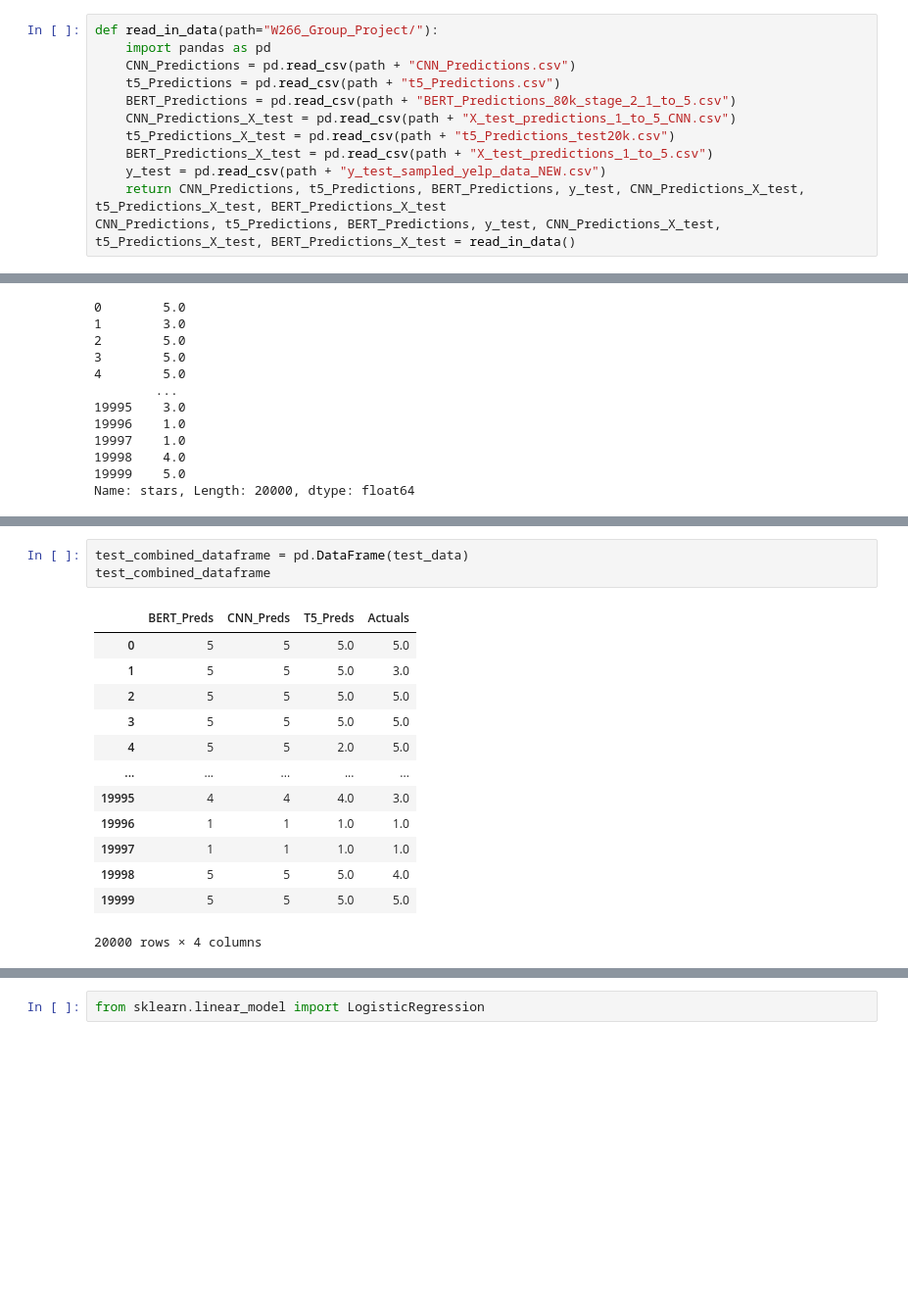
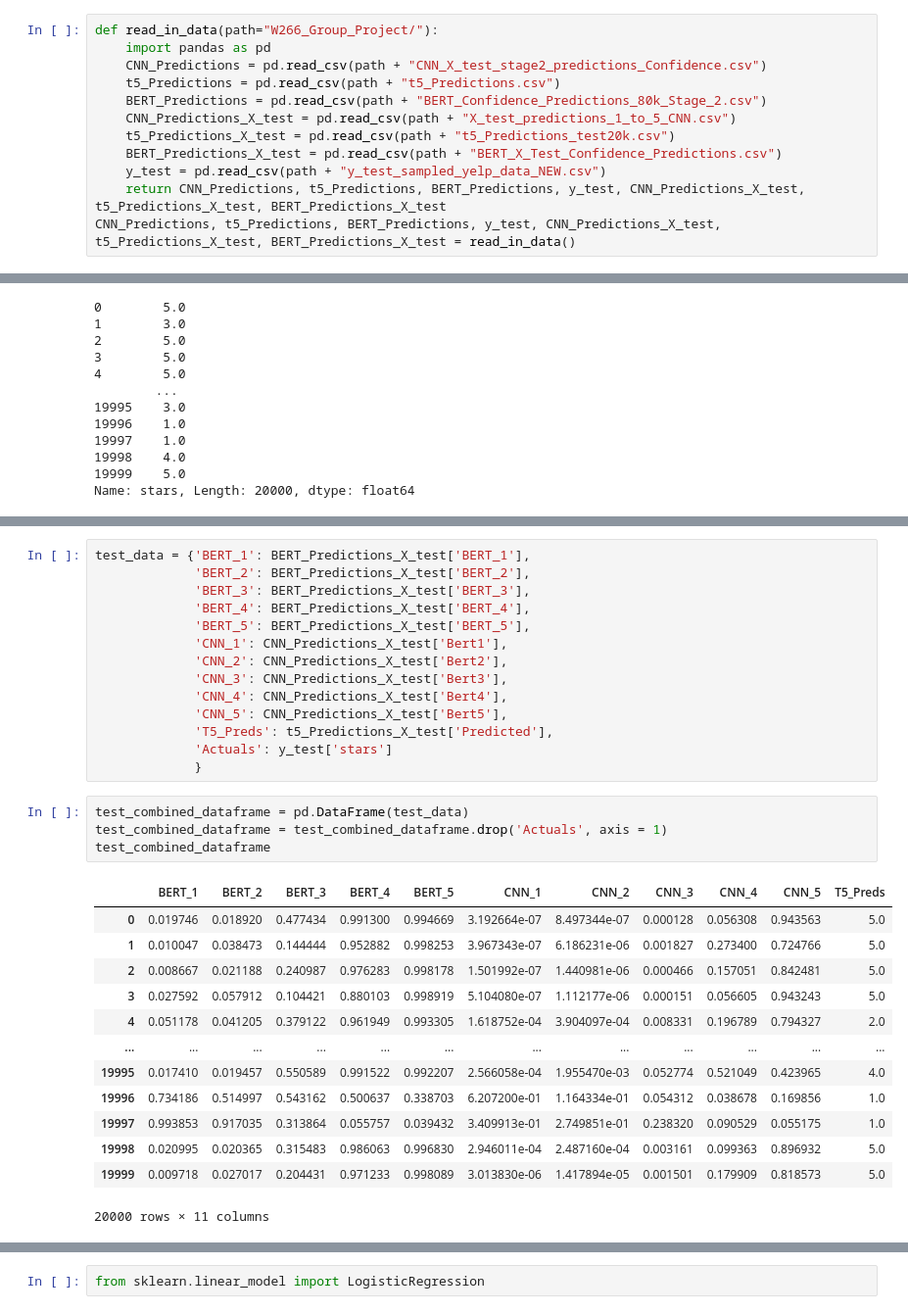
Before and after one commit to CodyBurker/W266_Group_Project, a Jupyter notebook: EnsembleLogisticRegression.ipynb, the cells around one changed output, grey strips where cells are left out. Shown: that part at 98% size. Drawn from its saved outputs; the diff is of its cells as text; blank space fills up the shorter version.

```diff
--- a/EnsembleLogisticRegression.ipynb
+++ b/EnsembleLogisticRegression.ipynb
@@ -19,12 +19,12 @@ import matplotlib.pyplot as plt
 # %%
 def read_in_data(path="W266_Group_Project/"):
     import pandas as pd
-    CNN_Predictions = pd.read_csv(path + "CNN_Predictions.csv")
+    CNN_Predictions = pd.read_csv(path + "CNN_X_test_stage2_predictions_Confidence.csv")
     t5_Predictions = pd.read_csv(path + "t5_Predictions.csv")
-    BERT_Predictions = pd.read_csv(path + "BERT_Predictions_80k_stage_2_1_to_5.csv")
+    BERT_Predictions = pd.read_csv(path + "BERT_Confidence_Predictions_80k_Stage_2.csv")
     CNN_Predictions_X_test = pd.read_csv(path + "X_test_predictions_1_to_5_CNN.csv")
     t5_Predictions_X_test = pd.read_csv(path + "t5_Predictions_test20k.csv")
-    BERT_Predictions_X_test = pd.read_csv(path + "X_test_predictions_1_to_5.csv")
+    BERT_Predictions_X_test = pd.read_csv(path + "BERT_X_Test_Confidence_Predictions.csv")
     y_test = pd.read_csv(path + "y_test_sampled_yelp_data_NEW.csv")
     return CNN_Predictions, t5_Predictions, BERT_Predictions, y_test, CNN_Predictions_X_test, t5_Predictions_X_test, BERT_Predictions_X_test
 CNN_Predictions, t5_Predictions, BERT_Predictions, y_test, CNN_Predictions_X_test, t5_Predictions_X_test, BERT_Predictions_X_test = read_in_data()
@@ -182,17 +193,32 @@ test_data = {'BERT_Preds': BERT_Predictions_X_test['0'],
+# %%
+test_data = {'BERT_1': BERT_Predictions_X_test['BERT_1'],
+             'BERT_2': BERT_Predictions_X_test['BERT_2'],
+             'BERT_3': BERT_Predictions_X_test['BERT_3'],
+             'BERT_4': BERT_Predictions_X_test['BERT_4'],
+             'BERT_5': BERT_Predictions_X_test['BERT_5'],
+             'CNN_1': CNN_Predictions_X_test['Bert1'],
+             'CNN_2': CNN_Predictions_X_test['Bert2'],
+             'CNN_3': CNN_Predictions_X_test['Bert3'],
+             'CNN_4': CNN_Predictions_X_test['Bert4'],
+             'CNN_5': CNN_Predictions_X_test['Bert5'],
+             'T5_Preds': t5_Predictions_X_test['Predicted'],
+             'Actuals': y_test['stars']
+             }
 # %%
 test_combined_dataframe = pd.DataFrame(test_data)
+test_combined_dataframe = test_combined_dataframe.drop('Actuals', axis = 1)
 test_combined_dataframe
 # %% [output]
-|  | BERT_Preds | CNN_Preds | T5_Preds | Actuals |
-| 0 | 5 | 5 | 5.0 | 5.0 |
-| 1 | 5 | 5 | 5.0 | 3.0 |
-| 2 | 5 | 5 | 5.0 | 5.0 |
-| 3 | 5 | 5 | 5.0 | 5.0 |
-| 4 | 5 | 5 | 2.0 | 5.0 |
-| ... | ... | ... | ... | ... |
-| 19995 | 4 | 4 | 4.0 | 3.0 |
-| 19996 | 1 | 1 | 1.0 | 1.0 |
-| 19997 | 1 | 1 | 1.0 | 1.0 |
-| 19998 | 5 | 5 | 5.0 | 4.0 |
-| 19999 | 5 | 5 | 5.0 | 5.0 |
+|  | BERT_1 | BERT_2 | BERT_3 | BERT_4 | BERT_5 | CNN_1 | CNN_2 | CNN_3 | CNN_4 | CNN_5 | T5_Preds |
+| 0 | 0.019746 | 0.018920 | 0.477434 | 0.991300 | 0.994669 | 3.192664e-07 | 8.497344e-07 | 0.000128 | 0.056308 | 0.943563 | 5.0 |
+| 1 | 0.010047 | 0.038473 | 0.144444 | 0.952882 | 0.998253 | 3.967343e-07 | 6.186231e-06 | 0.001827 | 0.273400 | 0.724766 | 5.0 |
+| 2 | 0.008667 | 0.021188 | 0.240987 | 0.976283 | 0.998178 | 1.501992e-07 | 1.440981e-06 | 0.000466 | 0.157051 | 0.842481 | 5.0 |
+| 3 | 0.027592 | 0.057912 | 0.104421 | 0.880103 | 0.998919 | 5.104080e-07 | 1.112177e-06 | 0.000151 | 0.056605 | 0.943243 | 5.0 |
+| 4 | 0.051178 | 0.041205 | 0.379122 | 0.961949 | 0.993305 | 1.618752e-04 | 3.904097e-04 | 0.008331 | 0.196789 | 0.794327 | 2.0 |
+| ... | ... | ... | ... | ... | ... | ... | ... | ... | ... | ... | ... |
+| 19995 | 0.017410 | 0.019457 | 0.550589 | 0.991522 | 0.992207 | 2.566058e-04 | 1.955470e-03 | 0.052774 | 0.521049 | 0.423965 | 4.0 |
+| 19996 | 0.734186 | 0.514997 | 0.543162 | 0.500637 | 0.338703 | 6.207200e-01 | 1.164334e-01 | 0.054312 | 0.038678 | 0.169856 | 1.0 |
+| 19997 | 0.993853 | 0.917035 | 0.313864 | 0.055757 | 0.039432 | 3.409913e-01 | 2.749851e-01 | 0.238320 | 0.090529 | 0.055175 | 1.0 |
+| 19998 | 0.020995 | 0.020365 | 0.315483 | 0.986063 | 0.996830 | 2.946011e-04 | 2.487160e-04 | 0.003161 | 0.099363 | 0.896932 | 5.0 |
+| 19999 | 0.009718 | 0.027017 | 0.204431 | 0.971233 | 0.998089 | 3.013830e-06 | 1.417894e-05 | 0.001501 | 0.179909 | 0.818573 | 5.0 |
-20000 rows × 4 columns
+20000 rows × 11 columns
```
Also changed, not shown: parts of 23 cells of this notebook.
